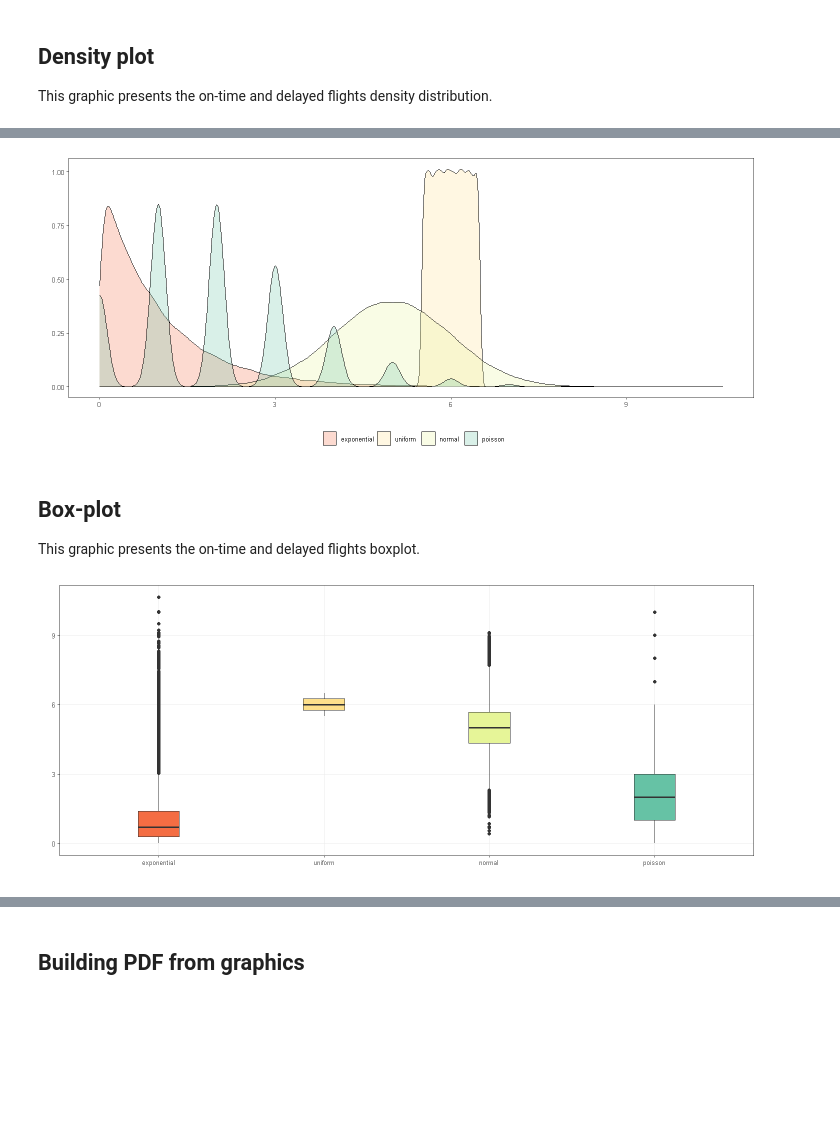
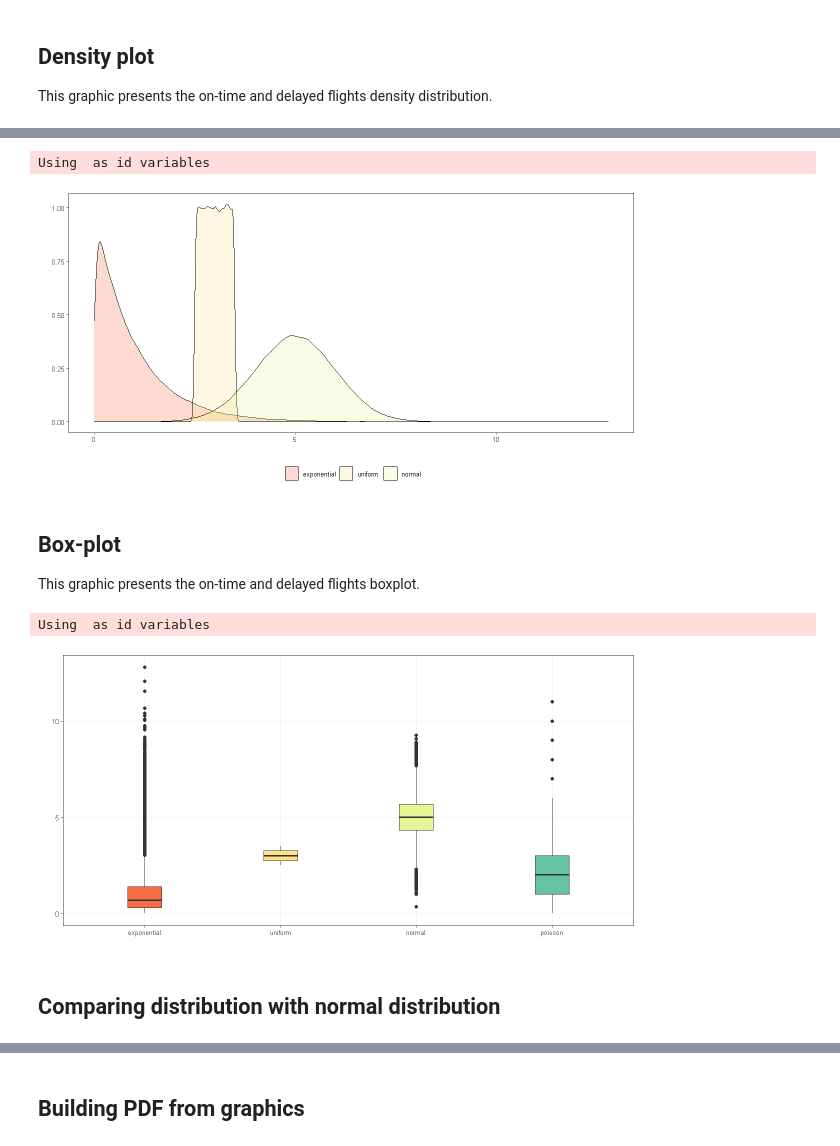
Before and after one commit to eogasawara/mylibrary, a Jupyter notebook: Graphic.ipynb, the cells around one changed output, grey strips where cells are left out. Cells and saved outputs as stored; diff of their text form; code cells hidden in the pictures; blank space fills up the shorter version.

```diff
--- a/Graphic.ipynb
+++ b/Graphic.ipynb
@@ -318,12 +306,10 @@ plot(grf)
 The following examples use random variables so that different data distribution can be better viewed.
 # %%
 stdata <- data.frame(exponential = rexp(100000, rate = 1),
-                     uniform = runif(100000, min = 5.5, max = 6.5),
+                     uniform = runif(100000, min = 2.5, max = 3.5),
                      normal = rnorm(100000, mean=5),
                      poisson = rpois(100000, lambda = 2))
 head(stdata)
-stdata <- melt(stdata[,c('exponential', 'uniform', 'normal', 'poisson')])
-head(stdata)
 # %% [output]
 A data.frame: 6 × 4
 |  | exponential | uniform | normal | poisson |
@@ -364,14 +357,17 @@ This graphic presents the on-time and delayed flights density distribution.
 # %%
-grf <- plot.density(stdata, label_series = "", colors=col_4)
-
+grf <- plot.density(stdata %>% select(exponential, uniform, normal), colors=colors[1:3])
 plot(grf)
 # %% [output]
+Using  as id variables
-[figure, old version]
+[figure, new version]
 # %% [markdown]
 ## Box-plot
 This graphic presents the on-time and delayed flights boxplot.
 # %%
-grf <- plot.boxplot(stdata, colors=col_4)
+grf <- plot.boxplot(stdata, colors=colors[1:4])
 plot(grf)
 # %% [output]
+Using  as id variables
-[figure, old version]
+[figure, new version]
+# %% [markdown]
+## Comparing distribution with normal distribution
```
Also changed, not shown: parts of 19 cells of this notebook, 2 other files.
